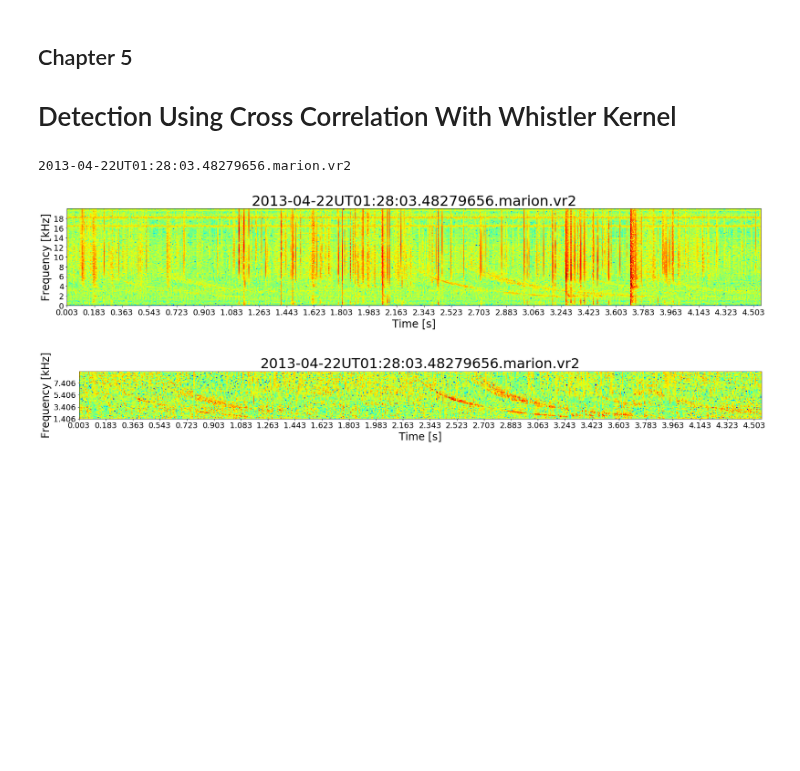
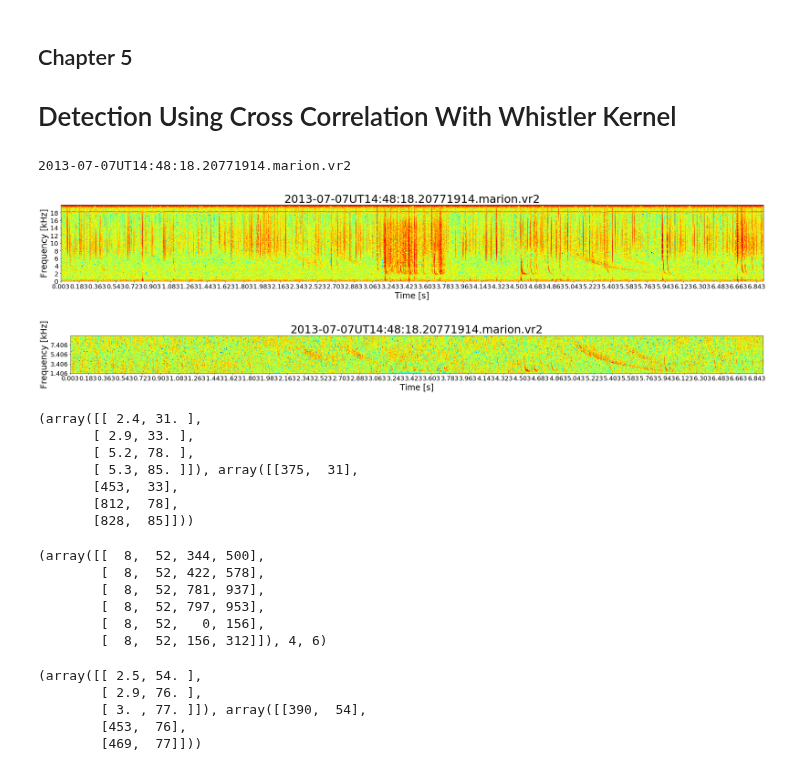
Before and after one commit to Kojey/MSc-whistler-waves-detector, a Jupyter notebook: ipy/report/chapter5_6.ipynb, the cells around one changed output. Saved outputs shown, nothing was run; the diff lists cells and outputs as text; code cells hidden in the pictures; blank space fills up the shorter version.

```diff
--- a/ipy/report/chapter5_6.ipynb
+++ b/ipy/report/chapter5_6.ipynb
@@ -30,25 +31,49 @@ font = [font_title, font_legend, font_label, font_ticks, linewidth] # [None]*5
 # %%
 file = np.random.choice(database.get_train(),1)[0]
 file = '2013-04-22UT01:28:03.48279656.marion.vr2'
+file = '2013-07-07UT14:48:18.20771914.marion.vr2'
 print(file)
 sample = CFARDetector(dataset_loc, site, file)
 freq_size = 4
 sample.set_figsize(freq_size*sample.get_time_freq_ratio(dec=0), freq_size)
 transforms = ['slice', 'zscore']
 transforms_params = [[1.5,9.5], ['None']]
 sample.spectrogram_with_axis(log10=True)
 sample.spectrogram_plot(figsize=sample.get_figsize(), xlabel='Time [s]', ylabel='Frequency [kHz]',zlabel='sprectrum magnitude [dB]',
                            xaxis=True, yaxis=True,ticks=[0.18,2], title=sample.get_file(), cmap='jet', cmap_show=False, font=font)
 sample.set_figsize(freq_size*sample.get_time_freq_ratio(dec=0), freq_size/2)
 figsize = sample.get_figsize()
 sample.apply_transform(transforms, transforms_params)
 sample.spectrogram_plot(figsize=sample.get_figsize(), xlabel='Time [s]', ylabel='Frequency [kHz]',zlabel='sprectrum magnitude [dB]',
                            xaxis=True, yaxis=True,ticks=[0.18,2],
                            title=sample.get_file(), cmap='jet', cmap_show=False, font=font)
+print(sample.awda_whistlers(time_err=1))
+sample.cuts(cut_time=1, cut_time_split=0.2, cut_freq=8, cut_freq_min=1.5, time_err=1, noise=True)
 # %% [output]
-2013-04-22UT01:28:03.48279656.marion.vr2
+2013-07-07UT14:48:18.20771914.marion.vr2
-[figure, old version]
+[figure, new version]
-[figure, old version]
+[figure, new version]
+(array([[ 2.4, 31. ],
+       [ 2.9, 33. ],
+       [ 5.2, 78. ],
+       [ 5.3, 85. ]]), array([[375,  31],
+       [453,  33],
+       [812,  78],
+       [828,  85]]))
+(array([[  8,  52, 344, 500],
+        [  8,  52, 422, 578],
+        [  8,  52, 781, 937],
+        [  8,  52, 797, 953],
+        [  8,  52,   0, 156],
+        [  8,  52, 156, 312]]), 4, 6)
+# %%
+sample.awda_whistlers(time_err=0.1)
+# %% [output]
+(array([[ 2.5, 54. ],
+        [ 2.9, 76. ],
+        [ 3. , 77. ]]), array([[390,  54],
+        [453,  76],
+        [469,  77]]))
 # %%
 N, G = 10 , 7
 X_dB = 5
```
Also changed, not shown: parts of 3 cells of this notebook, 5 other files.
